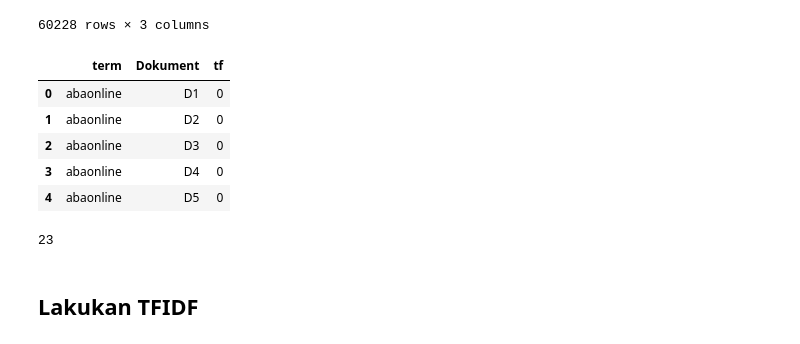
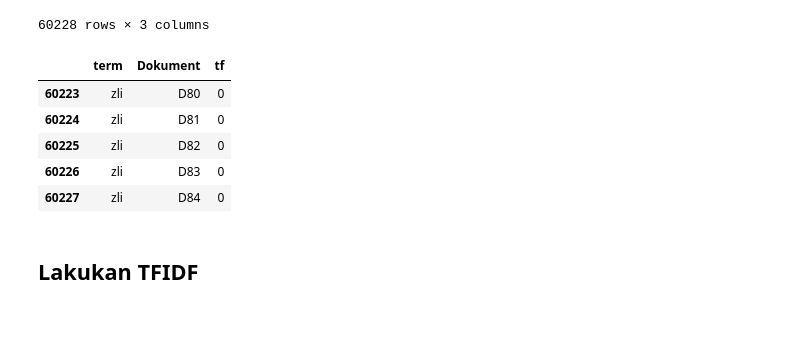
Before and after one commit to ackermanjayjay/tugas-tki, a Jupyter notebook: code/Tugas.ipynb, the cells around one changed output. Cells and saved outputs as stored; diff of their text form; code cells hidden in the pictures.

```diff
--- a/code/Tugas.ipynb
+++ b/code/Tugas.ipynb
@@ -383,18 +383,14 @@ data_countVector
 60228 rows × 3 columns
 # %%
 data_countVector=data_countVector.rename(columns={0:'tf', 'level_0': 'term','level_1': 'Dokument'})
-data_countVector.head()
+data_countVector.tail()
 # %% [output]
 |  | term | Dokument | tf |
-| 0 | abaonline | D1 | 0 |
-| 1 | abaonline | D2 | 0 |
-| 2 | abaonline | D3 | 0 |
-| 3 | abaonline | D4 | 0 |
-| 4 | abaonline | D5 | 0 |
+| 60223 | zli | D80 | 0 |
+| 60224 | zli | D81 | 0 |
+| 60225 | zli | D82 | 0 |
+| 60226 | zli | D83 | 0 |
+| 60227 | zli | D84 | 0 |
-# %%
-len(hasil_qu[hasil_qu["tf"]!=0])
-# %% [output]
-23
 # %% [markdown]
 ## Lakukan TFIDF
 # %% [markdown]
```
Also changed, not shown: parts of 9 cells of this notebook.
